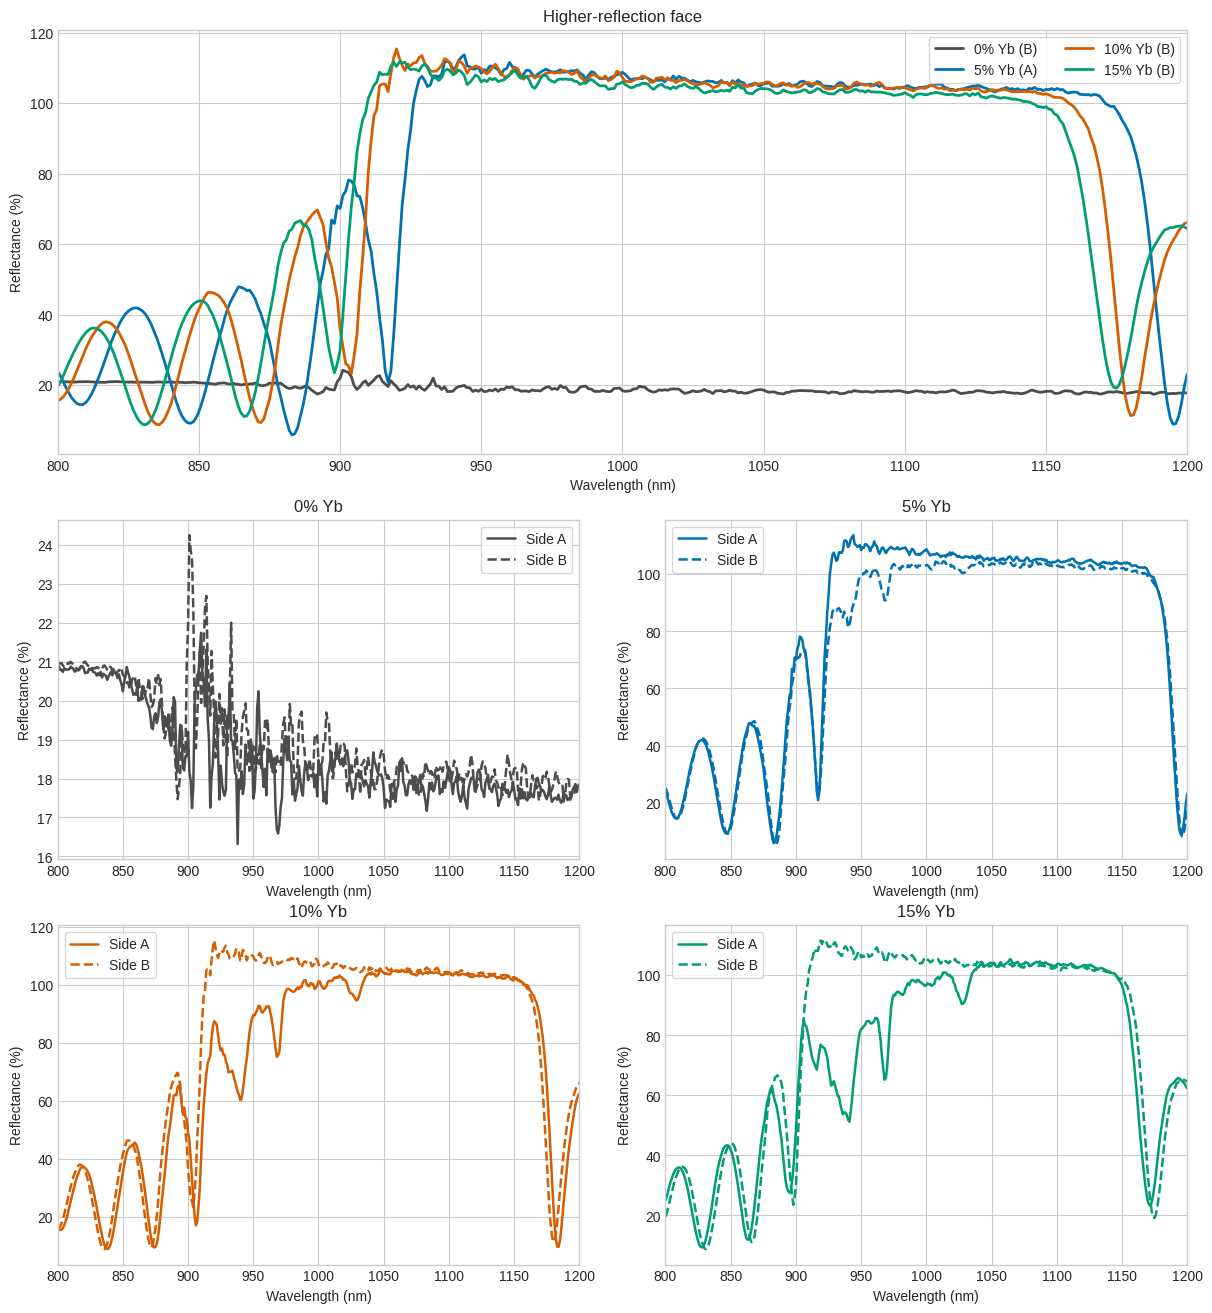
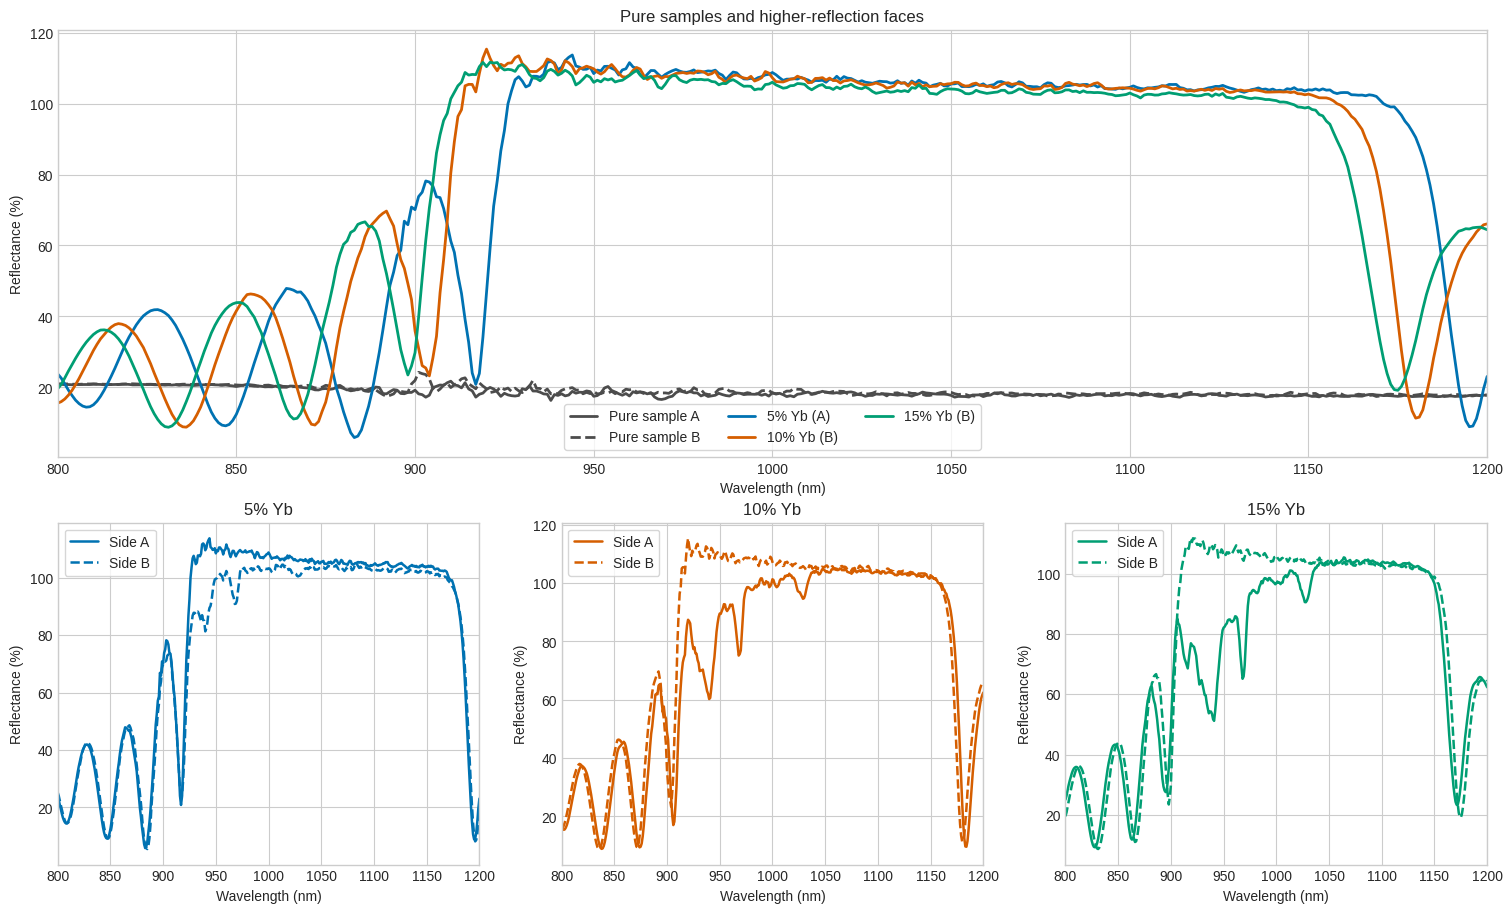
The change to this notebook cell's code, shown as a diff; its figure went from the first image to the second:
--- before
+++ after
@@ -1,4 +1,3 @@
 colors = {
-    "0%": "#4c4c4c",
     "5%": "#0072b2",
     "10%": "#d55e00",
@@ -7,17 +6,27 @@
 
 plt.style.use("seaborn-v0_8-whitegrid")
-fig = plt.figure(figsize=(12, 13), constrained_layout=True)
-grid = fig.add_gridspec(3, 2, height_ratios=(1.25, 1, 1))
+fig = plt.figure(figsize=(15, 9), constrained_layout=True)
+grid = fig.add_gridspec(2, 3, height_ratios=(1.25, 1))
 all_ax = fig.add_subplot(grid[0, :])
 pair_axes = [
     fig.add_subplot(grid[1, 0]),
     fig.add_subplot(grid[1, 1]),
-    fig.add_subplot(grid[2, 0]),
-    fig.add_subplot(grid[2, 1]),
+    fig.add_subplot(grid[1, 2]),
 ]
 
-for concentration in files:
+for sample, linestyle in (("Pure sample A", "-"), ("Pure sample B", "--")):
+    values = pure_spectra[sample]
+    all_ax.plot(
+        values[:, 0],
+        values[:, 1],
+        color="#4c4c4c",
+        linestyle=linestyle,
+        linewidth=2,
+        label=sample,
+    )
+
+for concentration in paired_files:
     side = higher_reflection_side[concentration]
-    values = spectra[concentration][side]
+    values = paired_spectra[concentration][side]
     all_ax.plot(
         values[:, 0],
@@ -29,14 +38,14 @@
 
 all_ax.set(
-    title="Higher-reflection face",
+    title="Pure samples and higher-reflection faces",
     xlabel="Wavelength (nm)",
     ylabel="Reflectance (%)",
     xlim=(800, 1200),
 )
-all_ax.legend(ncol=2, frameon=True)
+all_ax.legend(ncol=3, frameon=True)
 
-for ax, concentration in zip(pair_axes, files):
+for ax, concentration in zip(pair_axes, paired_files):
     for side, linestyle in (("A", "-"), ("B", "--")):
-        values = spectra[concentration][side]
+        values = paired_spectra[concentration][side]
         ax.plot(
             values[:, 0],

Commit: Treat pure spectra as separate samples